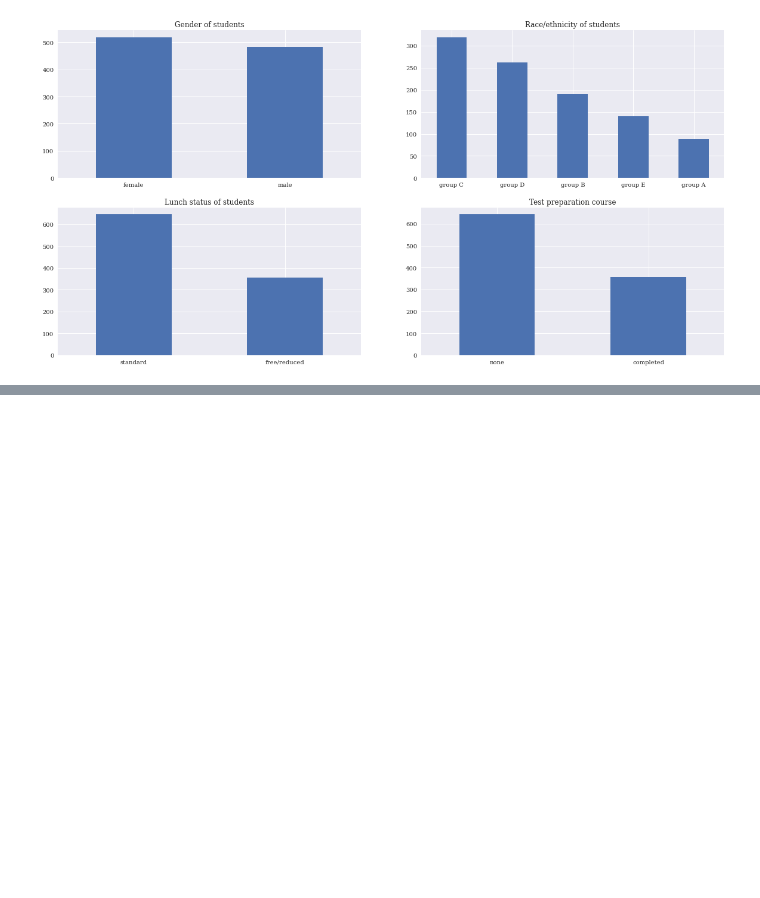
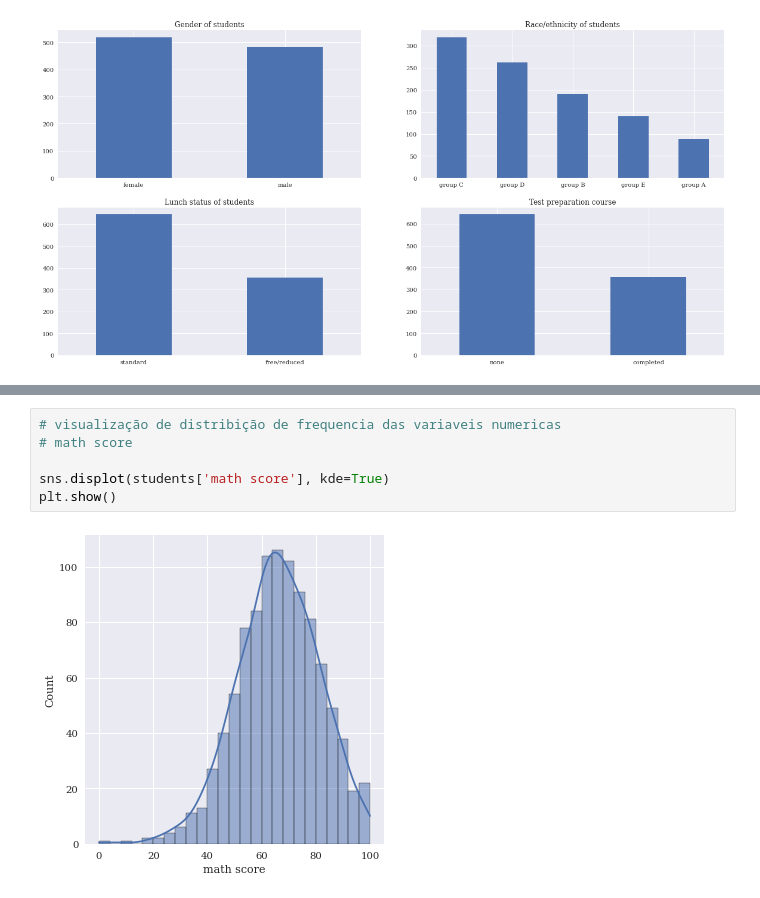
Before and after one commit to caiquemiranda/EDA-Exploratory-Data-Analysis-python, a Jupyter notebook: EDA-Student-perfomace.ipynb, the cells around one changed output, grey strips where cells are left out. Drawn from its saved outputs; the diff is of its cells as text; blank space fills up the shorter version.

```diff
--- a/EDA-Student-perfomace.ipynb
+++ b/EDA-Student-perfomace.ipynb
@@ -160,0 +170,8 @@ Name: gender, dtype: float64
+# %%
+# visualização de distribição de frequencia das variaveis numericas
+# math score
+
+sns.displot(students['math score'], kde=True)
+plt.show()
+# %% [output]
+[figure, added]
```
Also changed, not shown: parts of 15 cells of this notebook.
